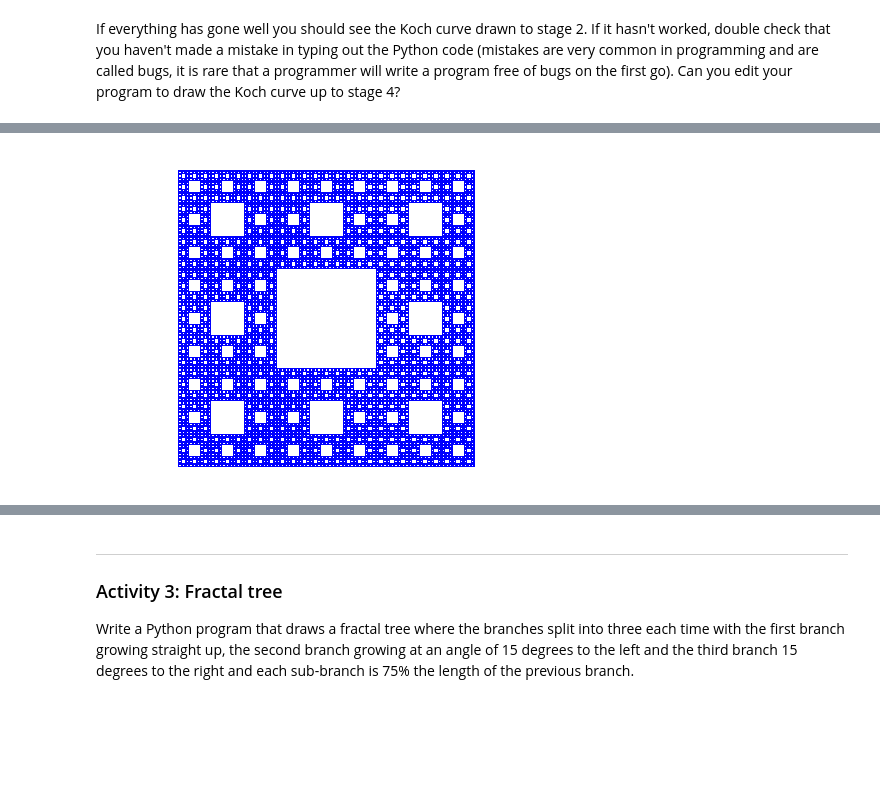
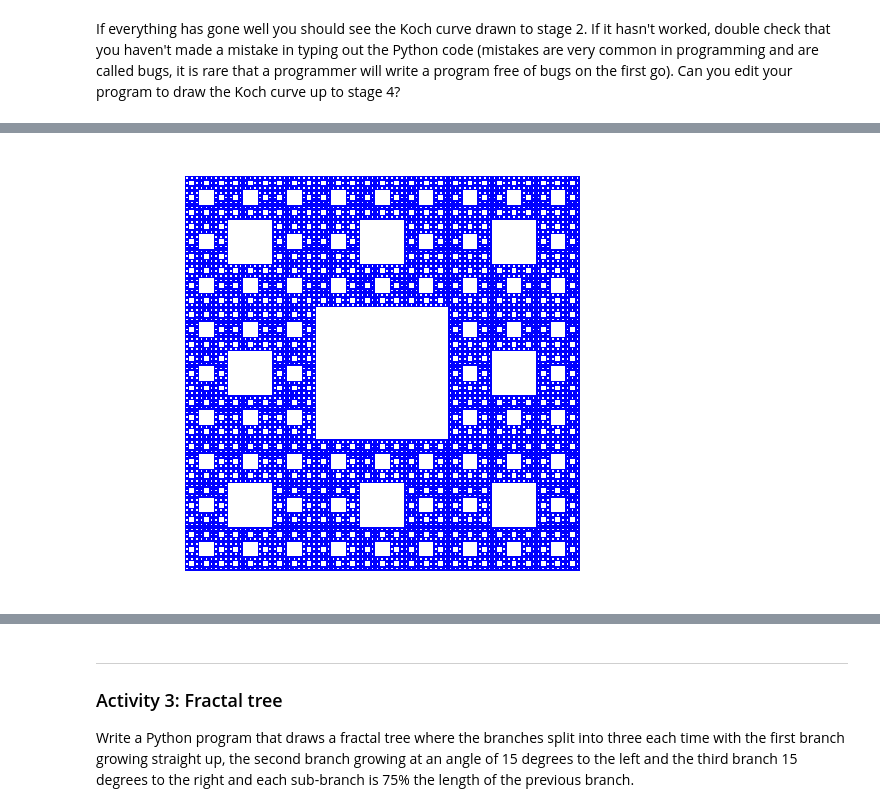
Before and after one commit to jonshiach/Outreach, a Jupyter notebook: Fractals_solutions.ipynb, the cells around one changed output, grey strips where cells are left out. Saved outputs shown, nothing was run; the diff lists cells and outputs as text; code cells hidden in the pictures; blank space fills up the shorter version.

```diff
--- a/Fractals_solutions.ipynb
+++ b/Fractals_solutions.ipynb
@@ -72,7 +65,8 @@ This Jupyter notebook will introduce you to fractals and how we can draw fractal
 
 Jupyter notebooks are documents that combine text and Python code which allow readable documents such as this one to be created that contain executable code used to perform calculations. To run code in a notebook simply click on the code and then on the run button, or alternatively, press the **ctrl + enter** keys at the same time. Since we will be using commands to perform calculations and produce plots of fractals we need to import some commands to help us to do this. Run the code below to import the commands.
 # %%
-from numpy import *
+import numpy as np
 import matplotlib.pyplot as plt
 from matplotlib import cm, colors
+plt.rcParams['figure.figsize'] = [10, 8]
 # %% [markdown]
@@ -324,38 +318,38 @@ The [**Sierpinski carpet**](https://en.wikipedia.org/wiki/Sierpi%C5%84ski_carpet
 # %%
 def sierpinskicarpet(x, y, L, n):
-    # Calculate co-ordinates of the interior square
+    # Calculate the bottom-left and top-right co-ordinates of the middle square
     x1 = x + L / 3
     x2 = x + 2 * L / 3
     y1 = y + L / 3
     y2 = y + 2 * L / 3
 
     # Plot interior square
     plt.fill([x1, x2, x2, x1], [y1, y1, y2, y2], facecolor="white")
 
     # Repeat for each sub-square
     if n > 1:
         sierpinskicarpet(x, y, L / 3, n - 1)
         sierpinskicarpet(x1, y, L / 3, n - 1)
         sierpinskicarpet(x2, y, L / 3, n - 1)
         sierpinskicarpet(x, y1, L / 3, n - 1)
         sierpinskicarpet(x2, y1, L / 3, n - 1)
         sierpinskicarpet(x, y2, L / 3, n - 1)
         sierpinskicarpet(x1, y2, L / 3, n - 1)
         sierpinskicarpet(x2, y2, L / 3, n - 1)
 
 
 # Plot stage 0 square
 L = 1
-fig, ax = plt.subplots(figsize=(8,6))
+fig, ax = plt.subplots()
 plt.fill([0, L, L, 0], [0, 0, L, L], facecolor="blue")
 plt.axis("equal")
 plt.axis("off")
 
-# Generate Sierpinsky carper
+# Generate Sierpinsky carpet
 sierpinskicarpet(0, 0, L, 5)
 plt.show()
 # %% [output]
-[figure, old version]
+[figure, new version]
 # %% [markdown]
 ---
 ### The Chaos Game
```
Also changed, not shown: parts of 21 cells of this notebook.
